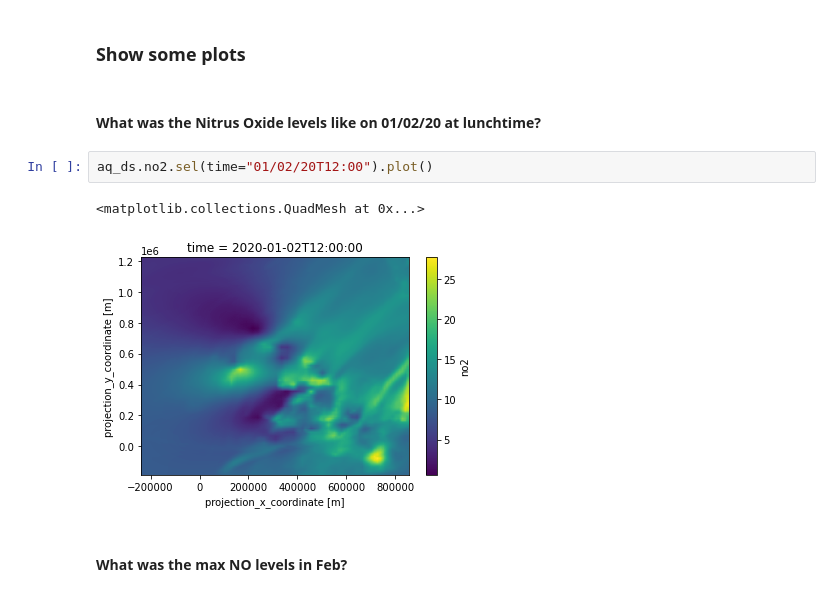
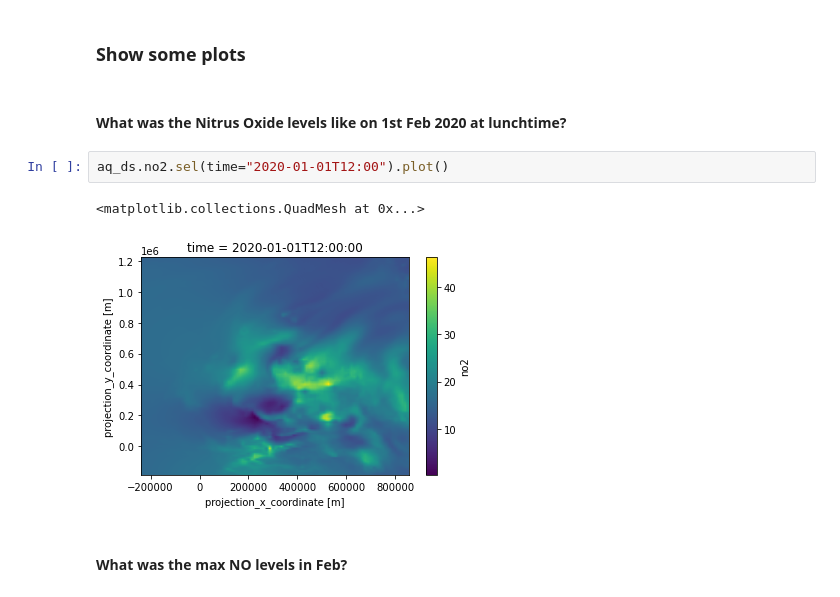
Before and after one commit to informatics-lab/intake_informaticslab, a Jupyter notebook: notebooks/Introduction.ipynb, the cells around one changed output. Saved outputs shown, nothing was run; the diff lists cells and outputs as text.

```diff
--- a/notebooks/Introduction.ipynb
+++ b/notebooks/Introduction.ipynb
@@ -147,12 +147,12 @@ For one parameter (e.g. Nitrus Oxide):
 # %% [markdown]
 ### Show some plots
 # %% [markdown]
-#### What was the Nitrus Oxide levels like on 01/02/20 at lunchtime?
+#### What was the Nitrus Oxide levels like on 1st Feb 2020 at lunchtime?
 # %%
-aq_ds.no2.sel(time="01/02/20T12:00").plot()
+aq_ds.no2.sel(time="2020-01-01T12:00").plot()
 # %% [output]
 <matplotlib.collections.QuadMesh at 0x...>
-[figure, old version]
+[figure, new version]
 # %% [markdown]
 #### What was the max NO levels in Feb?
 # %%
```
Also changed, not shown: parts of 5 cells of this notebook.
